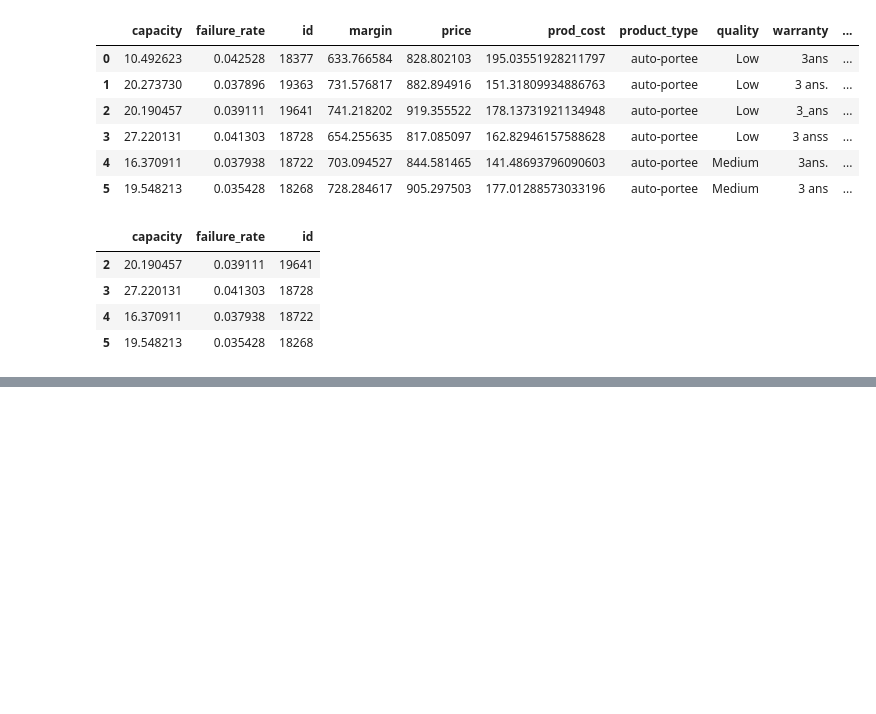
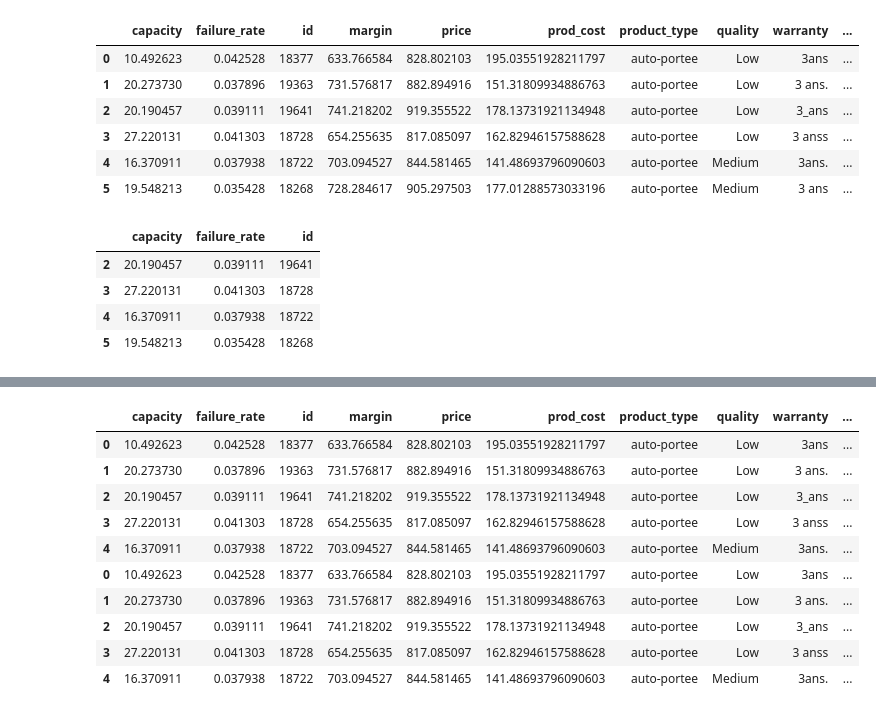
Before and after one commit to rawanst/Bachelor_Python_Pandas_NumPy, a Jupyter notebook: Untitled1.ipynb, the cells around one changed output, grey strips where cells are left out. Saved outputs shown, nothing was run; the diff lists cells and outputs as text; code cells hidden in the pictures; blank space fills up the shorter version.

```diff
--- a/Untitled1.ipynb
+++ b/Untitled1.ipynb
@@ -77,0 +105,3 @@ df[df['id'].isin([18259,18262])]
+# %%
+df2 = df.copy() #Copie DataFrame
+df2
@@ -77,0 +139,14 @@ df[df['id'].isin([18259,18262])]
+# %%
+pd.concat([df.head(),df2.head()])
+# %% [output]
+|  | capacity | failure_rate | id | margin | price | prod_cost | product_type | quality | warranty | ... |
+| 0 | 10.492623 | 0.042528 | 18377 | 633.766584 | 828.802103 | 195.03551928211797 | auto-portee | Low | 3ans | ... |
+| 1 | 20.273730 | 0.037896 | 19363 | 731.576817 | 882.894916 | 151.31809934886763 | auto-portee | Low | 3 ans. | ... |
+| 2 | 20.190457 | 0.039111 | 19641 | 741.218202 | 919.355522 | 178.13731921134948 | auto-portee | Low | 3_ans | ... |
+| 3 | 27.220131 | 0.041303 | 18728 | 654.255635 | 817.085097 | 162.82946157588628 | auto-portee | Low | 3 anss | ... |
+| 4 | 16.370911 | 0.037938 | 18722 | 703.094527 | 844.581465 | 141.48693796090603 | auto-portee | Medium | 3ans. | ... |
+| 0 | 10.492623 | 0.042528 | 18377 | 633.766584 | 828.802103 | 195.03551928211797 | auto-portee | Low | 3ans | ... |
+| 1 | 20.273730 | 0.037896 | 19363 | 731.576817 | 882.894916 | 151.31809934886763 | auto-portee | Low | 3 ans. | ... |
+| 2 | 20.190457 | 0.039111 | 19641 | 741.218202 | 919.355522 | 178.13731921134948 | auto-portee | Low | 3_ans | ... |
+| 3 | 27.220131 | 0.041303 | 18728 | 654.255635 | 817.085097 | 162.82946157588628 | auto-portee | Low | 3 anss | ... |
+| 4 | 16.370911 | 0.037938 | 18722 | 703.094527 | 844.581465 | 141.48693796090603 | auto-portee | Medium | 3ans. | ... |
```
Also changed, not shown: parts of 25 cells of this notebook, 1 other file.
